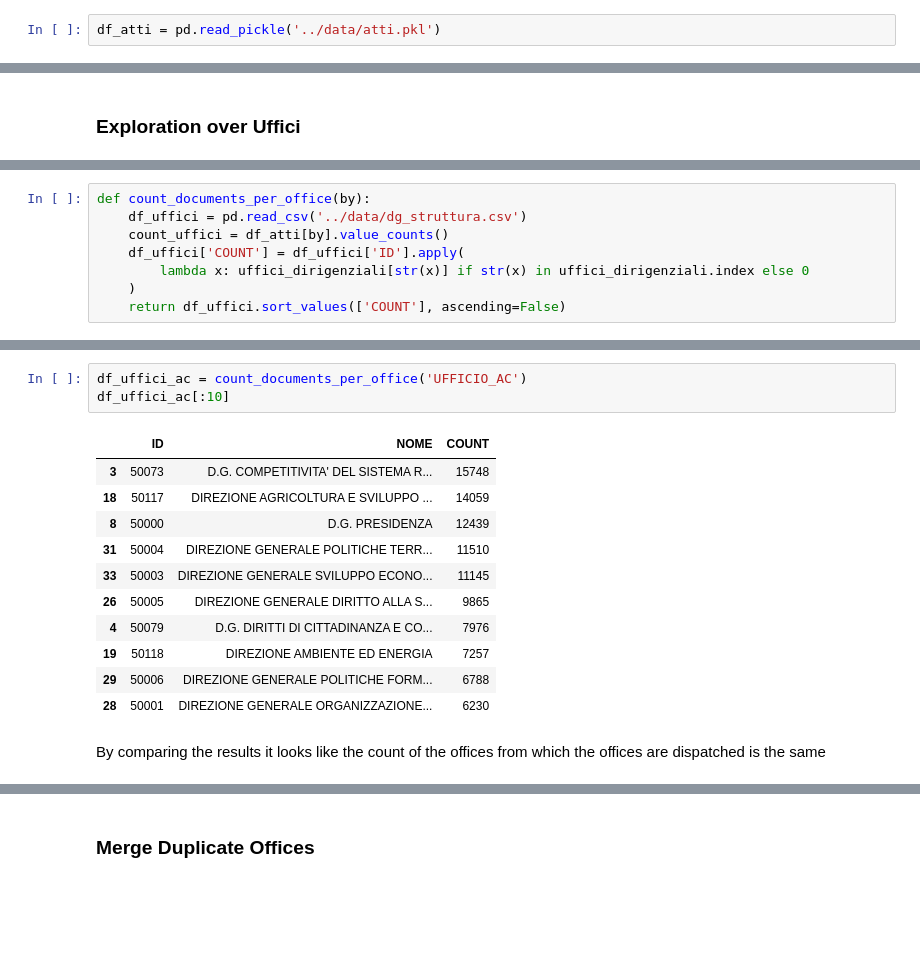
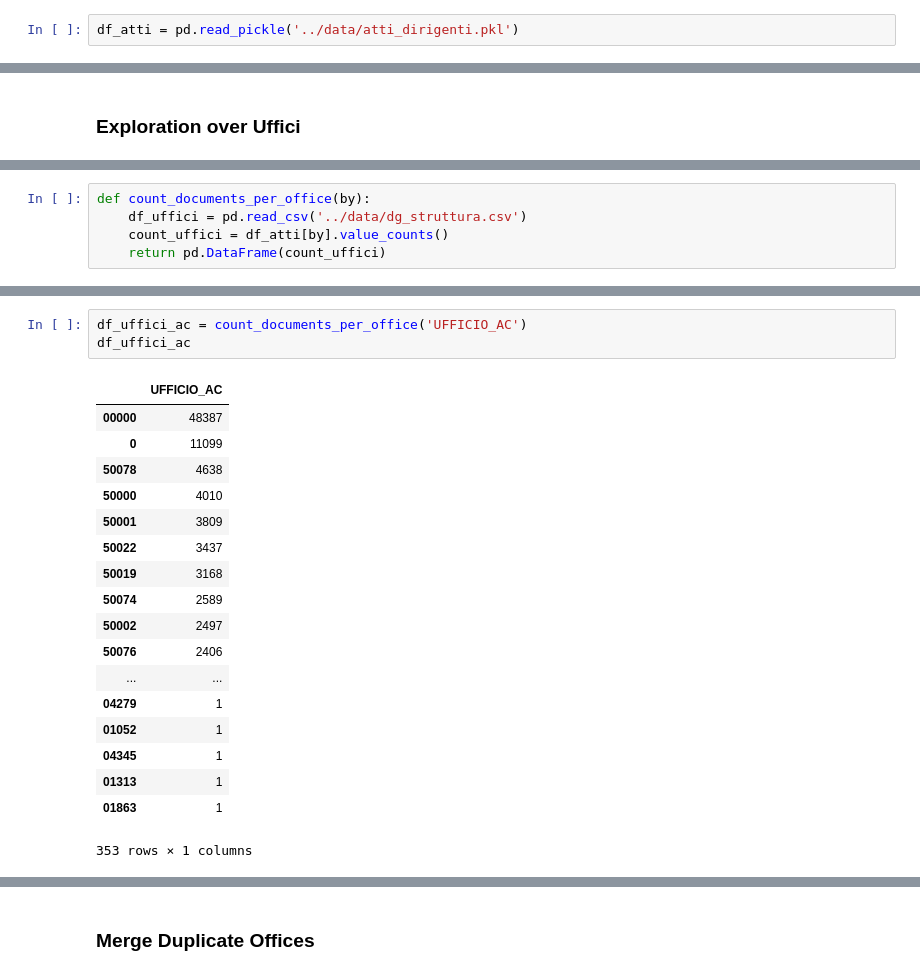
Before and after one commit to teamdigitale/daf-models, a Jupyter notebook: outbox-classification/notebook/data_preprocessing.ipynb, the cells around one changed output, grey strips where cells are left out. Saved outputs shown, nothing was run; the diff lists cells and outputs as text; blank space fills up the shorter version.

```diff
--- a/outbox-classification/notebook/data_preprocessing.ipynb
+++ b/outbox-classification/notebook/data_preprocessing.ipynb
@@ -19,7 +19,7 @@ plt.rcParams['figure.dpi'] = 150
 plt.rcParams['grid.linestyle'] = '-'
 plt.rcParams['font.size'] = 4.0
 # %%
-df_atti = pd.read_pickle('../data/atti.pkl')
+df_atti = pd.read_pickle('../data/atti_dirigenti.pkl')
 # %% [markdown]
 # Analysis of the Dataset
 
@@ -74,9 +76,6 @@ df_atti.shape
 def count_documents_per_office(by):
     df_uffici = pd.read_csv('../data/dg_struttura.csv')
     count_uffici = df_atti[by].value_counts()
-    df_uffici['COUNT'] = df_uffici['ID'].apply(
-        lambda x: uffici_dirigenziali[str(x)] if str(x) in uffici_dirigenziali.index else 0
-    )
-    return df_uffici.sort_values(['COUNT'], ascending=False)
+    return pd.DataFrame(count_uffici)
 # %%
 df_uffici_dg = count_documents_per_office('UFFICIO_DG')
@@ -96,17 +101,22 @@ df_uffici_dg[:10]
 # %%
 df_uffici_ac = count_documents_per_office('UFFICIO_AC')
-df_uffici_ac[:10]
+df_uffici_ac
 # %% [output]
-|  | ID | NOME | COUNT |
-| 3 | 50073 | D.G. COMPETITIVITA' DEL SISTEMA R... | 15748 |
-| 18 | 50117 | DIREZIONE AGRICOLTURA E SVILUPPO ... | 14059 |
-| 8 | 50000 | D.G. PRESIDENZA | 12439 |
-| 31 | 50004 | DIREZIONE GENERALE POLITICHE TERR... | 11510 |
-| 33 | 50003 | DIREZIONE GENERALE SVILUPPO ECONO... | 11145 |
-| 26 | 50005 | DIREZIONE GENERALE DIRITTO ALLA S... | 9865 |
-| 4 | 50079 | D.G. DIRITTI DI CITTADINANZA E CO... | 7976 |
-| 19 | 50118 | DIREZIONE AMBIENTE ED ENERGIA | 7257 |
-| 29 | 50006 | DIREZIONE GENERALE POLITICHE FORM... | 6788 |
-| 28 | 50001 | DIREZIONE GENERALE ORGANIZZAZIONE... | 6230 |
+|  | UFFICIO_AC |
+| 00000 | 48387 |
+| 0 | 11099 |
+| 50078 | 4638 |
+| 50000 | 4010 |
+| 50001 | 3809 |
+| 50022 | 3437 |
+| 50019 | 3168 |
+| 50074 | 2589 |
+| 50002 | 2497 |
+| 50076 | 2406 |
+| ... | ... |
+| 04279 | 1 |
+| 01052 | 1 |
+| 04345 | 1 |
+| 01313 | 1 |
+| 01863 | 1 |
+353 rows × 1 columns
-# %% [markdown]
-By comparing the results it looks like the count of the offices from which the offices are dispatched is the same
```
Also changed, not shown: parts of 20 cells of this notebook, 51 other files.
